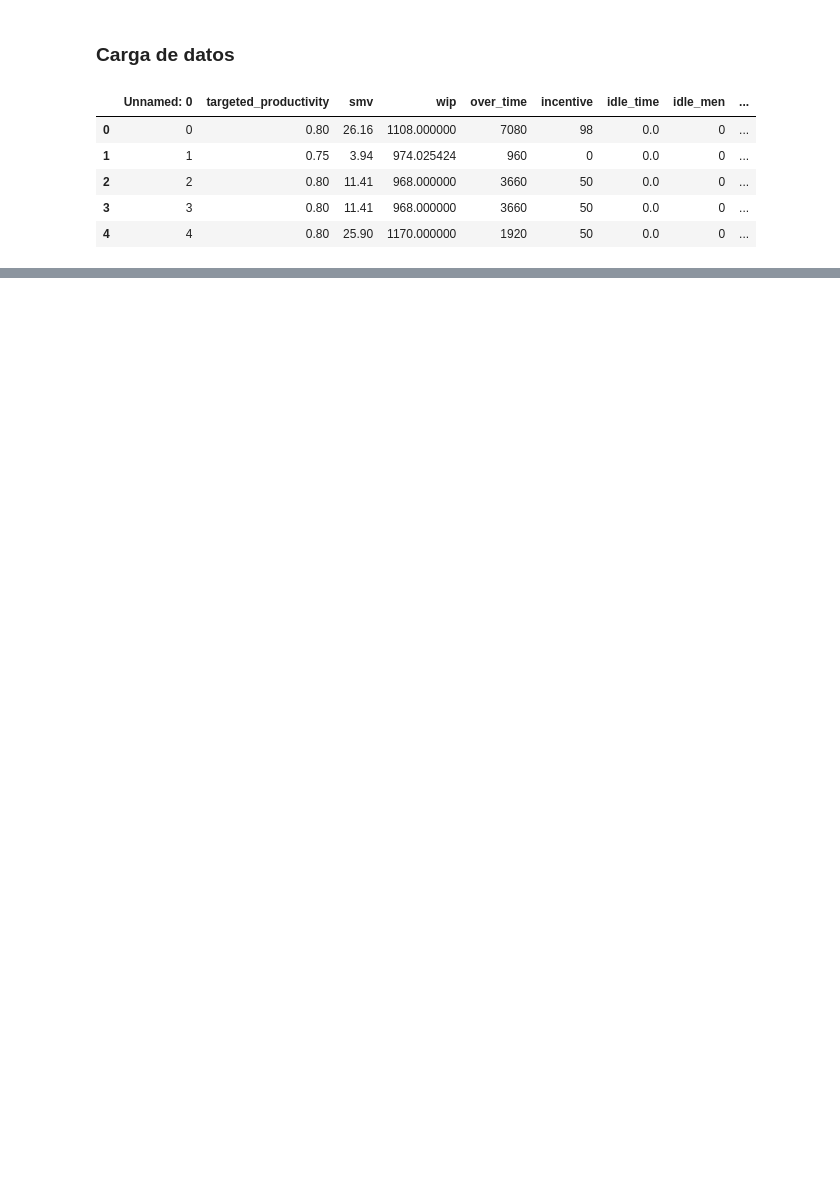
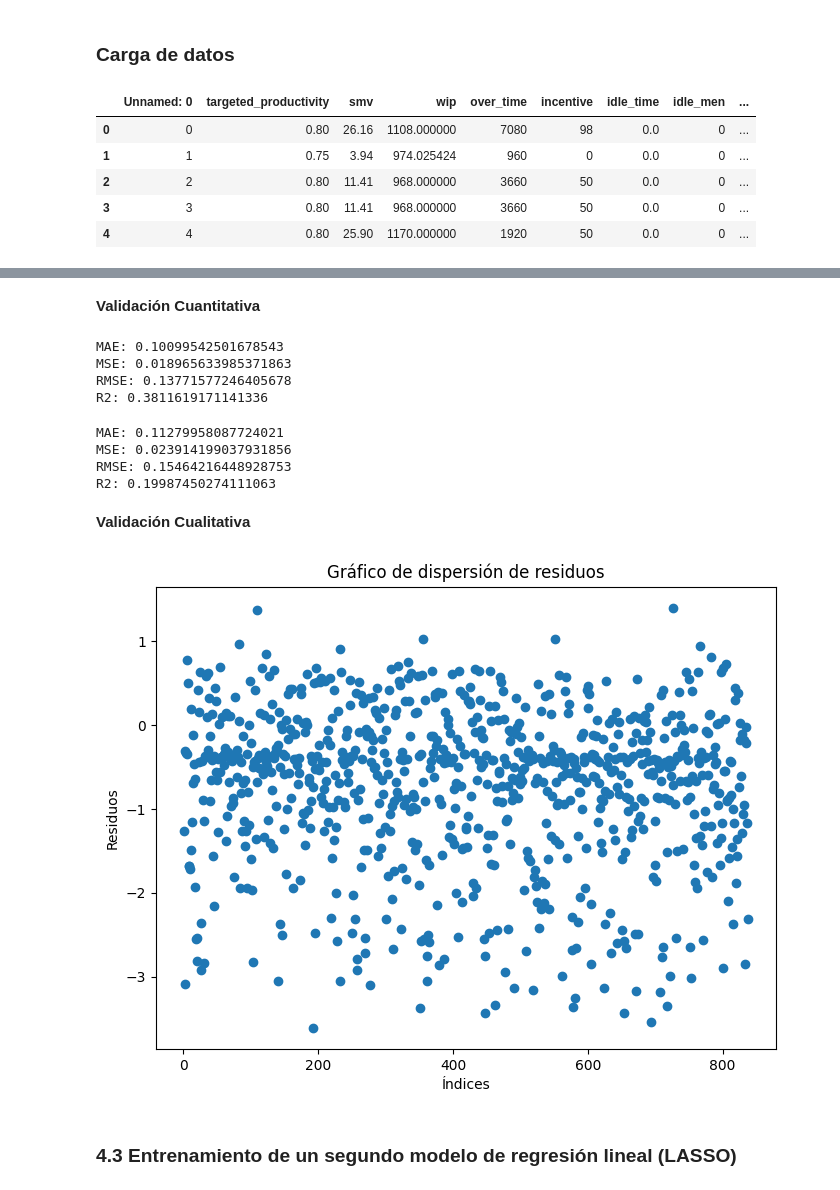
Before and after one commit to vcalderonmol/Proyecto3, a Jupyter notebook: Tarea 4.ipynb, the cells around one changed output, grey strips where cells are left out. Saved outputs shown, nothing was run; the diff lists cells and outputs as text; code cells hidden in the pictures; blank space fills up the shorter version.

Commit message:
Propuesta 3 Modelos

```diff
--- a/Tarea 4.ipynb
+++ b/Tarea 4.ipynb
@@ -138,0 +109,4 @@ y_test.describe(percentiles=[0.25, 0.5, 0.75, 0.99])
+# %%
+data_df_modeling =data_df.copy()
+# %%
+features_numericas= ['no_of_workers', 'targeted_productivity', 'smv', 'wip', 'over_time', 'idle_time', 'idle_men', 'actual_productivity']
@@ -138,0 +120,4 @@ y_test.describe(percentiles=[0.25, 0.5, 0.75, 0.99])
+# %%
+#Separar variables indepnedientes y de interes
+X = data_df_modeling.drop("actual_productivity", axis=1)
+Y = data_df_modeling["actual_productivity"]
@@ -138,0 +212,50 @@ y_test.describe(percentiles=[0.25, 0.5, 0.75, 0.99])
+# %% [markdown]
+**Validación Cuantitativa**
+# %%
+# Obtener las predicciones para el set Train
+y_pred = model.predict(X_train)
+y_train_original = y_train
+y_pred = scaler_y.inverse_transform(y_pred)
+y_train_original = scaler_y.inverse_transform(y_train)
+
+# MAE
+mae = mean_absolute_error(y_train_original, y_pred)
+# MSE
+mse = mean_squared_error(y_train_original, y_pred)
+# RMSE
+rmse = np.sqrt(mse)
+# Imprimir los resultados
+print("MAE:", mae)
+print("MSE:", mse)
+print("RMSE:", rmse)
+print("R2:", model.score(X_train,y_train))
+# %% [output]
+MAE: 0.10099542501678543
+MSE: 0.018965633985371863
+RMSE: 0.13771577246405678
+R2: 0.3811619171141336
+# %%
+# Obtener las predicciones para el set Tes
+y_pred_test = model.predict(X_test)
+y_test_original = y_test
+y_pred_test = scaler_y.inverse_transform(y_pred_test)
+y_test_original = scaler_y.inverse_transform(y_test)
+
+# MAE
+mae = mean_absolute_error(y_test_original, y_pred_test)
+# MSE
+mse = mean_squared_error(y_test_original, y_pred_test)
+# RMSE
+rmse = np.sqrt(mse)
+# Imprimir los resultados
+print("MAE:", mae)
+print("MSE:", mse)
+print("RMSE:", rmse)
+print("R2:", model.score(X_test,y_test))
+# %% [output]
+MAE: 0.11279958087724021
+MSE: 0.023914199037931856
+RMSE: 0.15464216448928753
+R2: 0.19987450274111063
+# %% [markdown]
+**Validación Cualitativa**
@@ -138,0 +264,22 @@ y_test.describe(percentiles=[0.25, 0.5, 0.75, 0.99])
+# %%
+#residuos de la prediccion
+residuals = y_train - y_pred
+indices = list(range(1, len(y_train)+1))
+
+# Crear una figura y ejes
+plt.figure(figsize=(8, 6))
+
+# Graficar los residuos
+plt.scatter(indices, residuals)
+
+# Agregar etiquetas y título
+plt.xlabel('Índices')
+plt.ylabel('Residuos')
+plt.title('Gráfico de dispersión de residuos')
+
+# Mostrar la gráfica
+plt.show()
+# %% [output]
+[figure, added]
+# %% [markdown]
+### 4.3 Entrenamiento de un segundo modelo de regresión lineal (LASSO)
```
Also changed, not shown: parts of 74 cells of this notebook, 1 other file.
